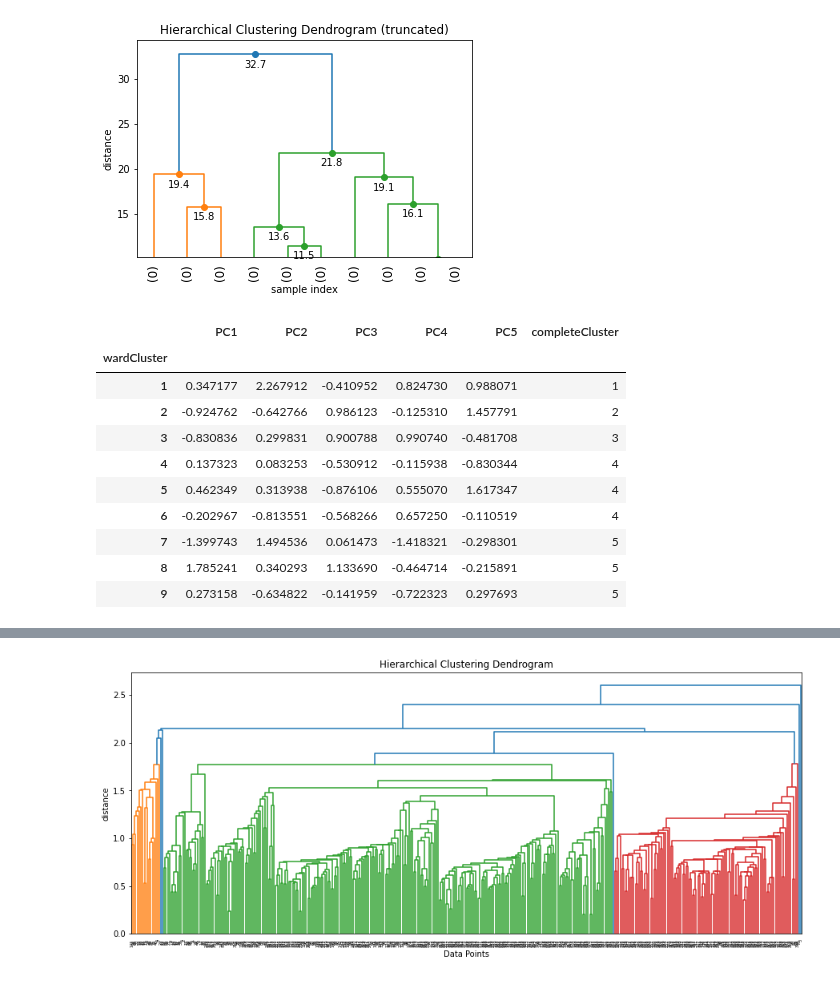
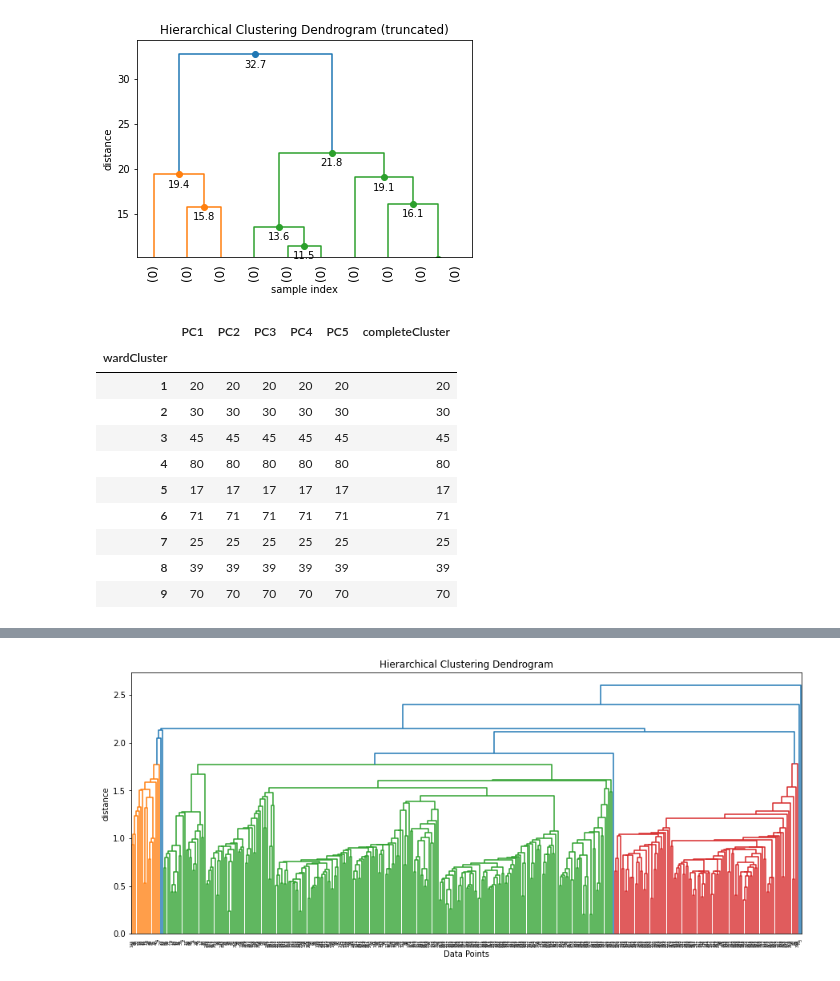
Before and after one commit to CSA100/nba-dsai, a Jupyter notebook: hierarchicalClustering.ipynb, the cells around one changed output, grey strips where cells are left out. Cells and saved outputs as stored; diff of their text form; code cells hidden in the pictures.

```diff
--- a/hierarchicalClustering.ipynb
+++ b/hierarchicalClustering.ipynb
@@ -150,16 +141,16 @@ truncatedDendrogram(wardLinkage,10,10.2)
 [figure]
 # %%
 pcaDataScaled['wardCluster'] = create_cluster(wardLinkage,10.2)
-pcaDataScaled.groupby('wardCluster').mean()
+pcaDataScaled.groupby('wardCluster').count()
 # %% [output]
 |  | PC1 | PC2 | PC3 | PC4 | PC5 | completeCluster |
 | wardCluster |  |  |  |  |  |  |
-| 1 | 0.347177 | 2.267912 | -0.410952 | 0.824730 | 0.988071 | 1 |
-| 2 | -0.924762 | -0.642766 | 0.986123 | -0.125310 | 1.457791 | 2 |
-| 3 | -0.830836 | 0.299831 | 0.900788 | 0.990740 | -0.481708 | 3 |
-| 4 | 0.137323 | 0.083253 | -0.530912 | -0.115938 | -0.830344 | 4 |
-| 5 | 0.462349 | 0.313938 | -0.876106 | 0.555070 | 1.617347 | 4 |
-| 6 | -0.202967 | -0.813551 | -0.568266 | 0.657250 | -0.110519 | 4 |
-| 7 | -1.399743 | 1.494536 | 0.061473 | -1.418321 | -0.298301 | 5 |
-| 8 | 1.785241 | 0.340293 | 1.133690 | -0.464714 | -0.215891 | 5 |
-| 9 | 0.273158 | -0.634822 | -0.141959 | -0.722323 | 0.297693 | 5 |
+| 1 | 20 | 20 | 20 | 20 | 20 | 20 |
+| 2 | 30 | 30 | 30 | 30 | 30 | 30 |
+| 3 | 45 | 45 | 45 | 45 | 45 | 45 |
+| 4 | 80 | 80 | 80 | 80 | 80 | 80 |
+| 5 | 17 | 17 | 17 | 17 | 17 | 17 |
+| 6 | 71 | 71 | 71 | 71 | 71 | 71 |
+| 7 | 25 | 25 | 25 | 25 | 25 | 25 |
+| 8 | 39 | 39 | 39 | 39 | 39 | 39 |
+| 9 | 70 | 70 | 70 | 70 | 70 | 70 |
```
Also changed, not shown: parts of 8 cells of this notebook, 2 other files.
